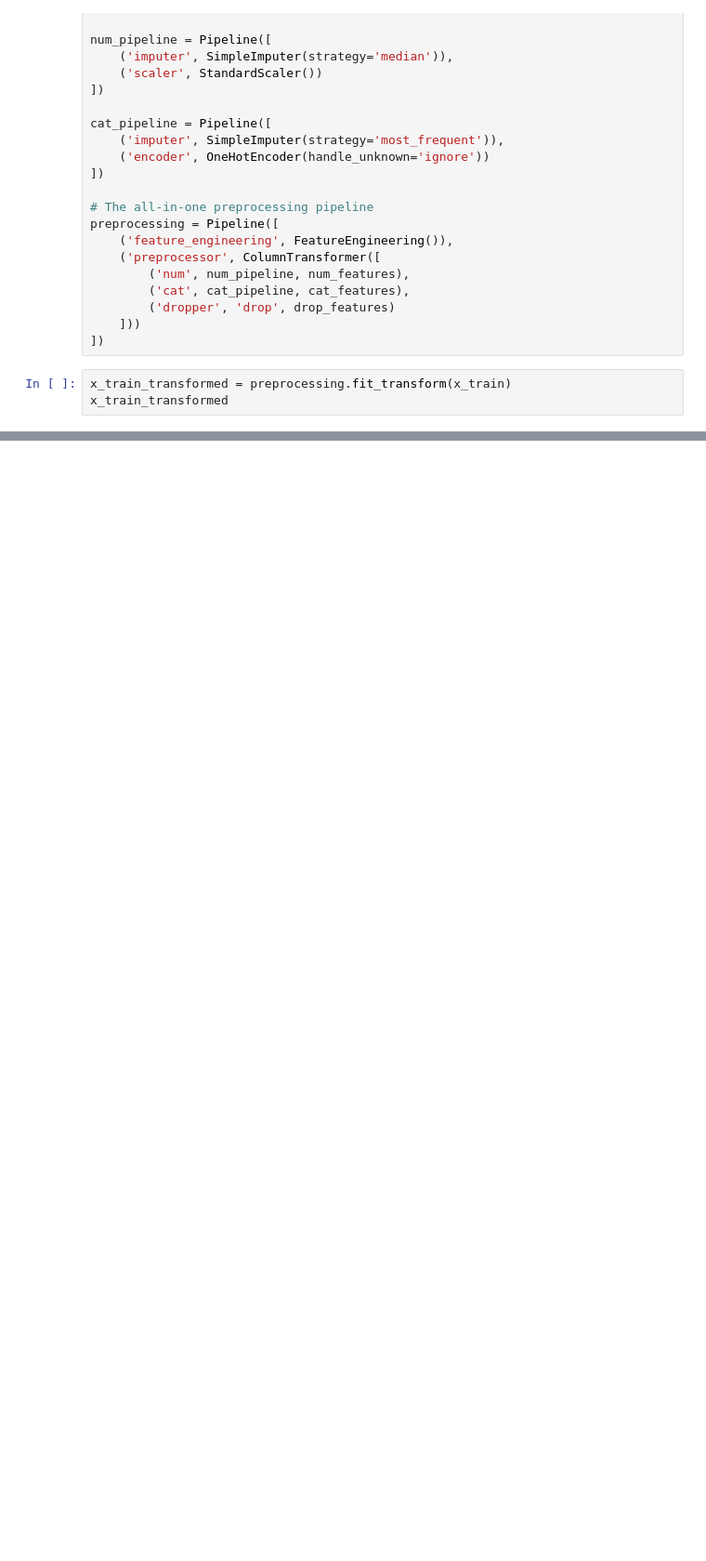
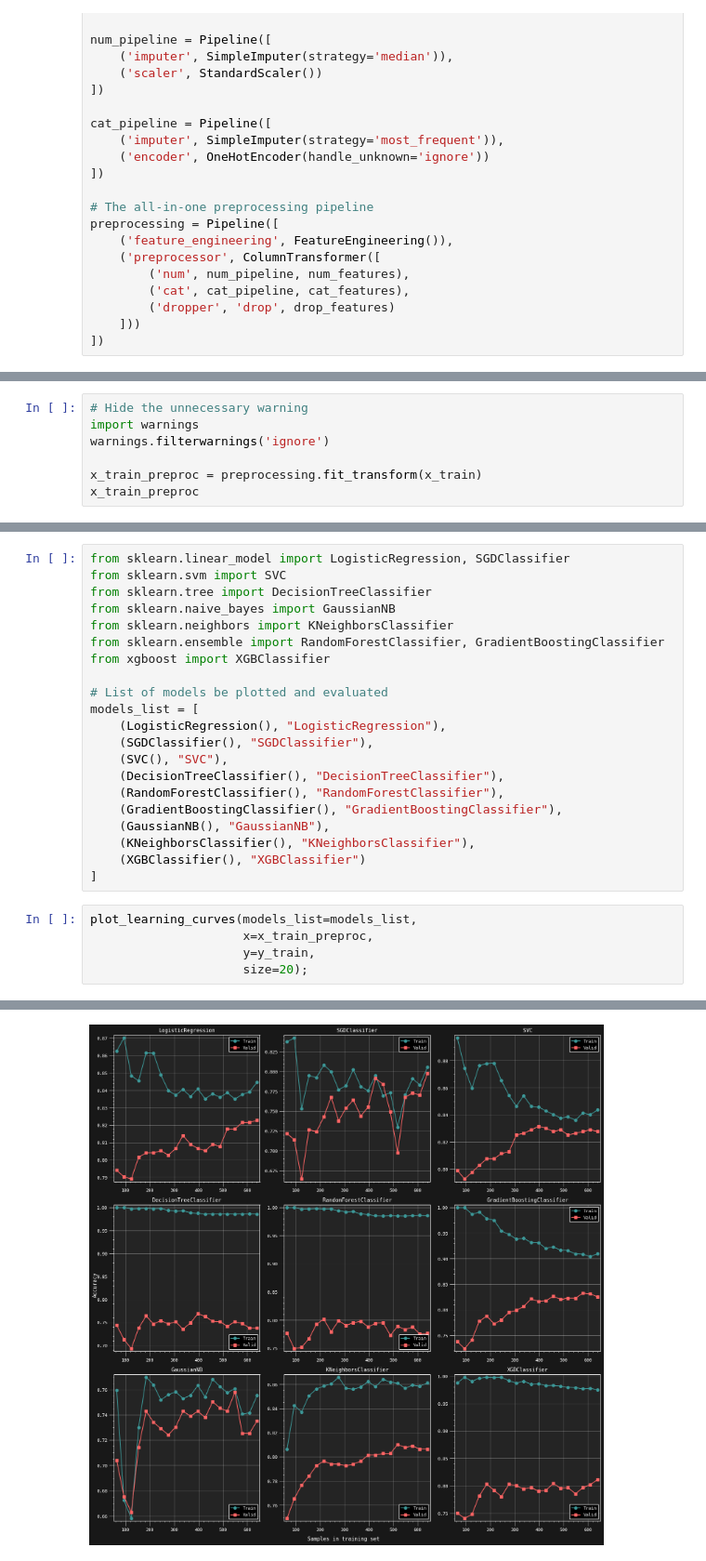
Before and after one commit to Homanloo/Titanic-Survival, a Jupyter notebook: titanic-survival-part2.ipynb, the cells around one changed output, grey strips where cells are left out. Shown: that part at 93% size. Cells and saved outputs as stored; diff of their text form; blank space fills up the shorter version.

```diff
--- a/titanic-survival-part2.ipynb
+++ b/titanic-survival-part2.ipynb
@@ -119,6 +119,3 @@ preprocessing = Pipeline([
         ('dropper', 'drop', drop_features)
     ]))
 ])
-# %%
-x_train_transformed = preprocessing.fit_transform(x_train)
-x_train_transformed
@@ -155,0 +122,7 @@ array([[-1.56203526, -0.87782487,  0.66627464, ...,  0.        ,
+# %%
+# Hide the unnecessary warning
+import warnings
+warnings.filterwarnings('ignore')
+
+x_train_preproc = preprocessing.fit_transform(x_train)
+x_train_preproc
@@ -155,0 +200,27 @@ array([[-1.56203526, -0.87782487,  0.66627464, ...,  0.        ,
+# %%
+from sklearn.linear_model import LogisticRegression, SGDClassifier
+from sklearn.svm import SVC
+from sklearn.tree import DecisionTreeClassifier
+from sklearn.naive_bayes import GaussianNB
+from sklearn.neighbors import KNeighborsClassifier
+from sklearn.ensemble import RandomForestClassifier, GradientBoostingClassifier
+from xgboost import XGBClassifier
+
+# List of models be plotted and evaluated
+models_list = [
+    (LogisticRegression(), "LogisticRegression"),
+    (SGDClassifier(), "SGDClassifier"),
+    (SVC(), "SVC"),
+    (DecisionTreeClassifier(), "DecisionTreeClassifier"),
+    (RandomForestClassifier(), "RandomForestClassifier"),
+    (GradientBoostingClassifier(), "GradientBoostingClassifier"),
+    (GaussianNB(), "GaussianNB"),
+    (KNeighborsClassifier(), "KNeighborsClassifier"),
+    (XGBClassifier(), "XGBClassifier")
+]
+# %%
+plot_learning_curves(models_list=models_list,
+                     x=x_train_preproc,
+                     y=y_train,
+                     size=20);
+# %% [output]
@@ -155,0 +237 @@ array([[-1.56203526, -0.87782487,  0.66627464, ...,  0.        ,
+[figure, added]
```
Also changed, not shown: parts of 15 cells of this notebook.
